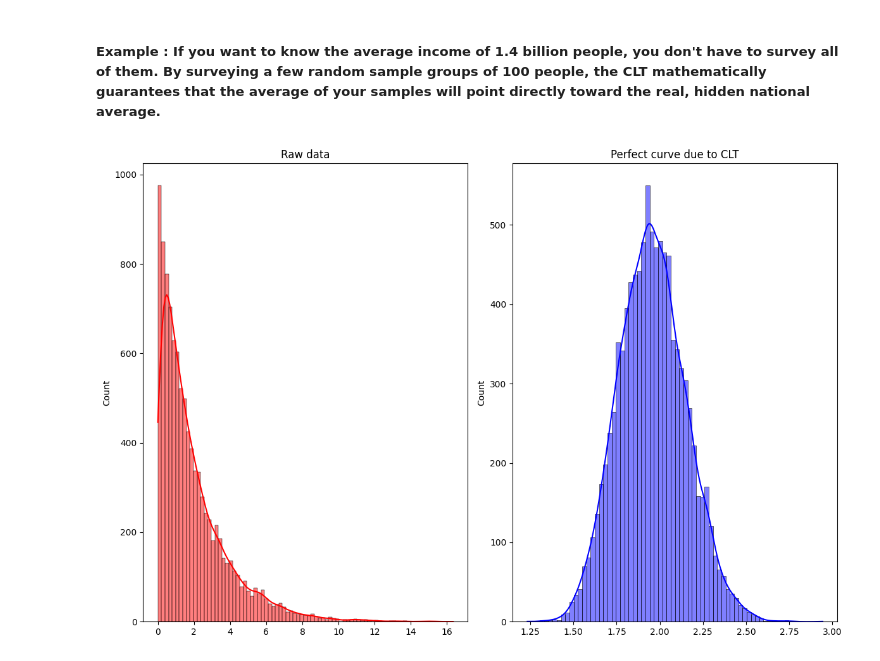
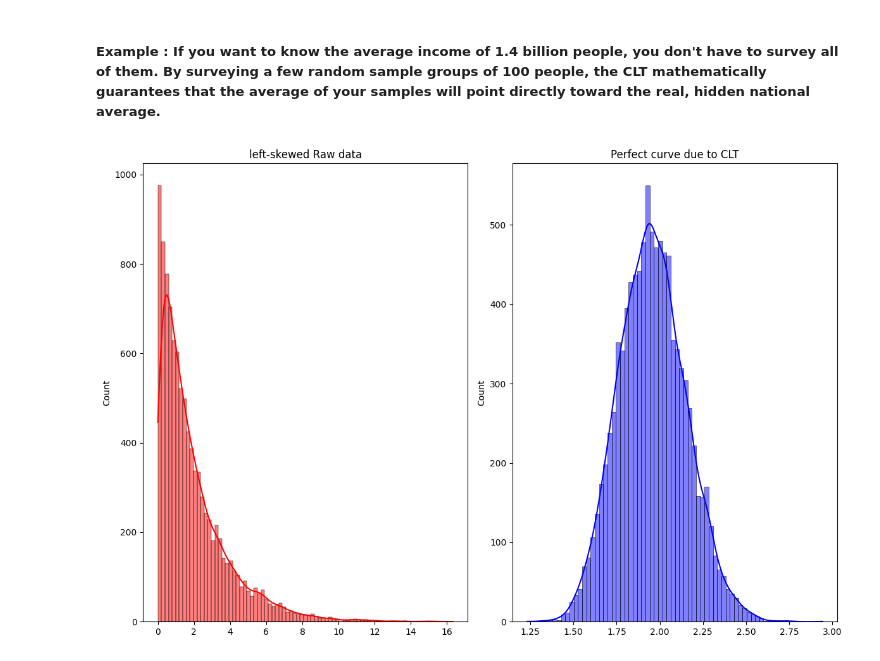
Before and after one commit to Pratham-1919/Sculptsoft-ML-Task, a Jupyter notebook: 10 June/CLT.ipynb, the cells around one changed output. Cells and saved outputs as stored; diff of their text form; code cells hidden in the pictures.

```diff
--- a/10 June/CLT.ipynb
+++ b/10 June/CLT.ipynb
@@ -11,22 +11,22 @@ import seaborn as sns
 # %%
 np.random.seed(42)
 raw_data = np.random.exponential(scale=2, size = 10000)
 sample_mean = []
 
 for _ in range(10000):
     random_sample = np.random.choice(raw_data, size = 100)
     sample_mean.append(np.mean(random_sample))
 
 plt.figure(figsize=(12,8))
 plt.subplot(1,2,1)
 sns.histplot(raw_data, kde=True, color='red')
-plt.title("Raw data")
+plt.title("left-skewed Raw data")
 
 plt.subplot(1, 2, 2)
 sns.histplot(sample_mean, kde=True, color='blue')
 plt.title("Perfect curve due to CLT")
 
 plt.tight_layout()
 plt.show()
 # %% [output]
-[figure, old version]
+[figure, new version]
```
Also changed, not shown: 5 other files.
